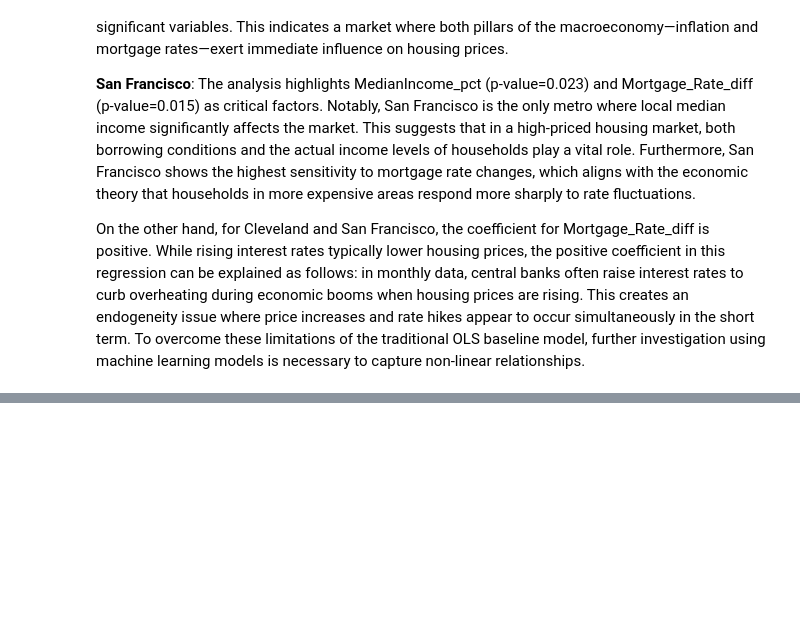
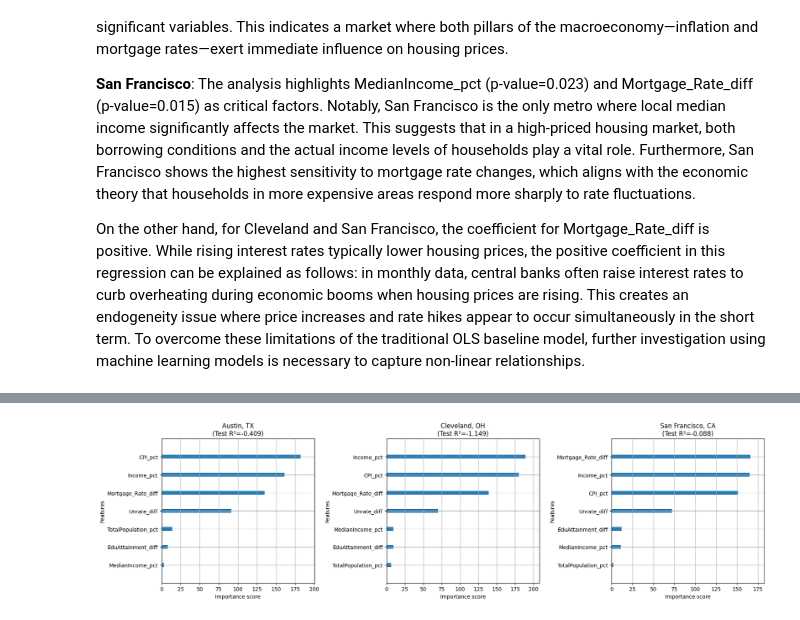
Before and after one commit to suhyeon523/Project3_ECON148, a Jupyter notebook: notebooks/Project3.ipynb, the cells around one changed output, grey strips where cells are left out. Cells and saved outputs as stored; diff of their text form; code cells hidden in the pictures; blank space fills up the shorter version.

```diff
--- a/notebooks/Project3.ipynb
+++ b/notebooks/Project3.ipynb
@@ -304,0 +313,13 @@ On the other hand, for Cleveland and San Francisco, the coefficient for Mortgage
+# %%
+fig, axes = plt.subplots(1, 3, figsize=(18, 5))
+for i, metro in enumerate(final_df['RegionName'].unique()):
+    df = final_df[final_df['RegionName'] == metro]
+    X, y = df[X_cols], df['ZHVI_pct']
+    X_train,X_test,y_train,y_test = train_test_split(X, y, test_size=0.2, shuffle=False)
+    model = XGBRegressor(max_depth=3, random_state=42).fit(X_train, y_train)
+    test_r2 = model.score(X_test, y_test)
+    plot_importance(model, ax=axes[i], show_values=False, title=f"{metro}\n(Test R²={test_r2:.3f})")
+plt.tight_layout()
+plt.show()
+# %% [output]
+[figure, added]
```
Also changed, not shown: parts of 8 cells of this notebook.
